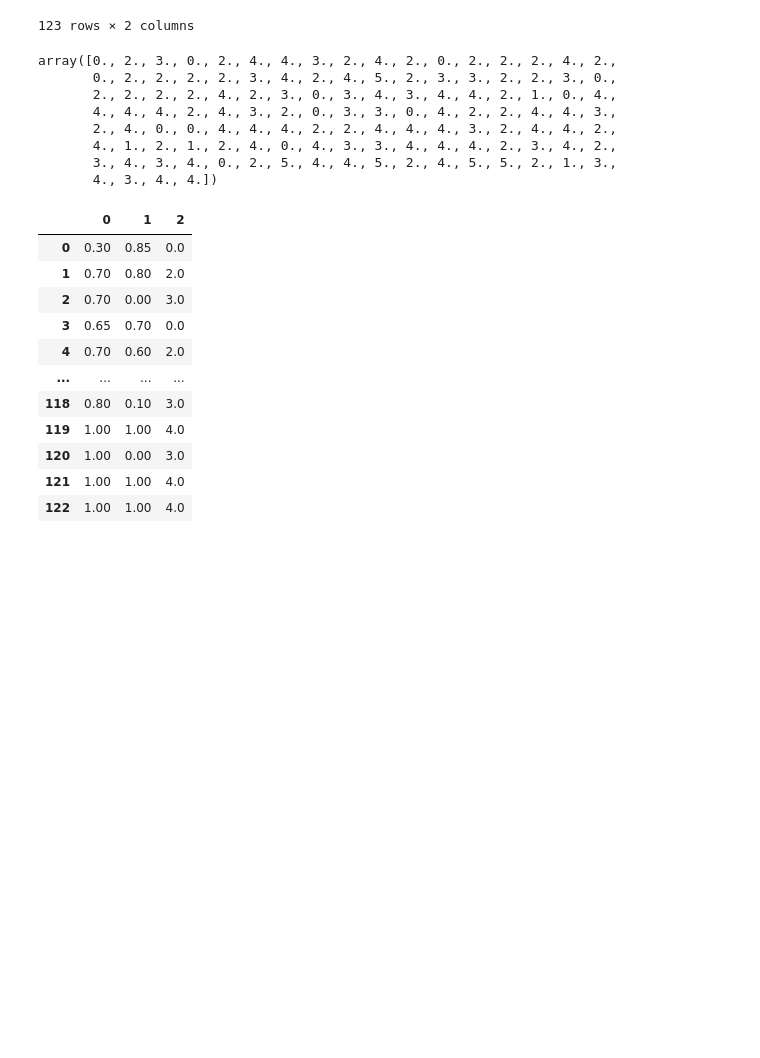
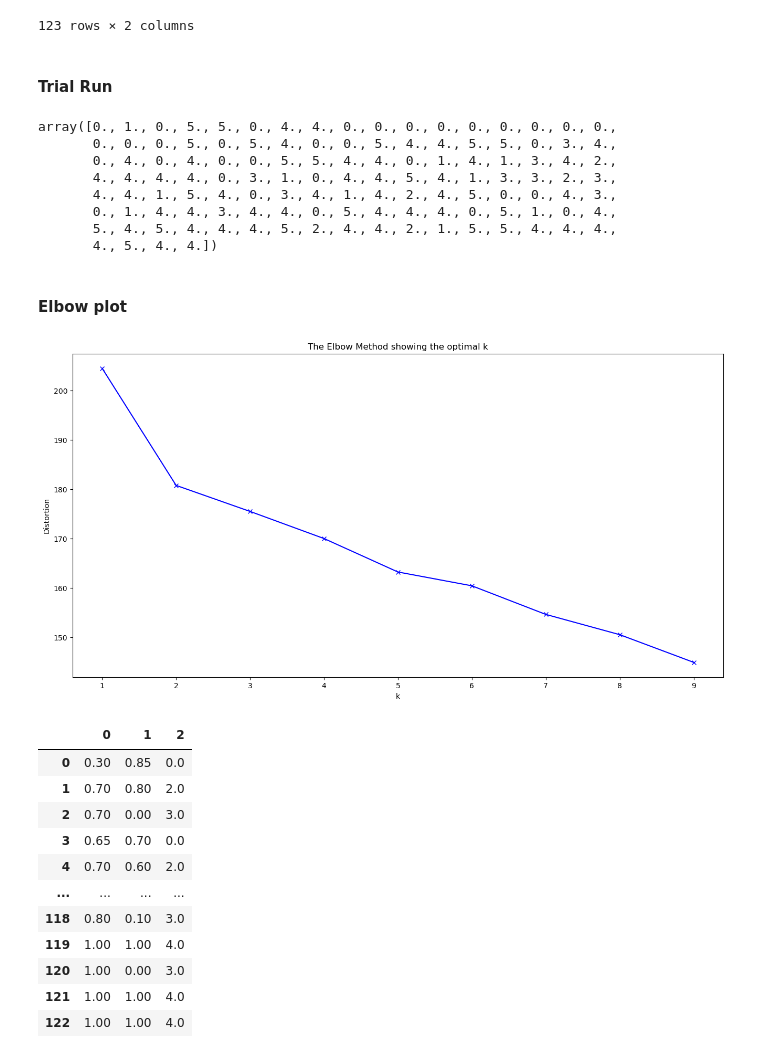
Before and after one commit to MnCSSJ4x/IIITB-Course-Recommendation-System, a Jupyter notebook: KMeans.ipynb, the cells around one changed output. Drawn from its saved outputs; the diff is of its cells as text; code cells hidden in the pictures; blank space fills up the shorter version.

Commit message:
add: Elbow method

```diff
--- a/KMeans.ipynb
+++ b/KMeans.ipynb
@@ -94,7 +85,6 @@ plt.show()
 #         return centroids, centroid_idxs
 # %%
 def eucledian_distance(x1,x2) :
-  #need to change this with LNorm
   return np.sqrt(np.sum((x1-x2)**2)) #vector based
 
 def minkowski_distance(x1,x2,p):
@@ -112,6 +102,7 @@ class Kmeans:
     self.clusters = [[] for _ in range(self.K)]
     #storing centroids
     self.centroids=[]
+    self.inertia = 0.0
 
   def plus_plus(self,ds:np.array, k, random_state=1000):
     """
@@ -217,7 +208,8 @@ class Kmeans:
     self.n_samples,self.n_features = X.shape #numpy N-d array
 
     #initialise centroids
-    if choice ==0:
+    if choice == 0:
+      np.random.seed(42)
       random_sample_idx = np.random.choice(self.n_samples,self.K,replace=False)
       self.centroids = [self.X[idx] for idx in random_sample_idx]
     elif choice == 1:
@@ -241,7 +233,9 @@ class Kmeans:
 
       #break
     #classify the samples based on index of cluster
-    return self.getClusterLabels(self.clusters)
+    labels = self.getClusterLabels(self.clusters)
+    self.calculateInertia(X,labels)
+    return labels
     #return cluster labels
   def _create_clusters(self,centroids):
     clusters = [[] for _ in range(self.K)]
@@ -279,6 +273,12 @@ class Kmeans:
       for sample_idx in cluster:
         labels[sample_idx] = cluster_idx
     return labels
+
+  def calculateInertia(self,datapoints: list[int],labels: list[any])->None:
+    labels = labels.astype(int)
+    for idx,pts in enumerate(datapoints):
+      self.inertia += minkowski_distance(self.centroids[labels[idx]],pts,2)
+
   def plot(self):
     #using matplot lib
     fig,ax = plt.subplots(figsize=(16,10))
@@ -365,21 +340,41 @@ df
 | 121 | 1.00 | 1.00 |
 | 122 | 1.00 | 1.00 |
 123 rows × 2 columns
+# %% [markdown]
+#### Trial Run
 # %%
 k=Kmeans(K=6,iter=150,p=2)
-y_pred=k.predict(np.array(df),choice=1)
+y_pred=k.predict(np.array(df),choice=0)
 k.centroids=np.array(k.centroids, dtype='int')
 len(k.centroids)
 y_pred
 # %% [output]
-array([0., 2., 3., 0., 2., 4., 4., 3., 2., 4., 2., 0., 2., 2., 2., 4., 2.,
-       0., 2., 2., 2., 2., 3., 4., 2., 4., 5., 2., 3., 3., 2., 2., 3., 0.,
-       2., 2., 2., 2., 4., 2., 3., 0., 3., 4., 3., 4., 4., 2., 1., 0., 4.,
-       4., 4., 4., 2., 4., 3., 2., 0., 3., 3., 0., 4., 2., 2., 4., 4., 3.,
-       2., 4., 0., 0., 4., 4., 4., 2., 2., 4., 4., 4., 3., 2., 4., 4., 2.,
-       4., 1., 2., 1., 2., 4., 0., 4., 3., 3., 4., 4., 4., 2., 3., 4., 2.,
-       3., 4., 3., 4., 0., 2., 5., 4., 4., 5., 2., 4., 5., 5., 2., 1., 3.,
-       4., 3., 4., 4.])
+array([0., 1., 0., 5., 5., 0., 4., 4., 0., 0., 0., 0., 0., 0., 0., 0., 0.,
+       0., 0., 0., 5., 0., 5., 4., 0., 0., 5., 4., 4., 5., 5., 0., 3., 4.,
+       0., 4., 0., 4., 0., 0., 5., 5., 4., 4., 0., 1., 4., 1., 3., 4., 2.,
+       4., 4., 4., 4., 0., 3., 1., 0., 4., 4., 5., 4., 1., 3., 3., 2., 3.,
+       4., 4., 1., 5., 4., 0., 3., 4., 1., 4., 2., 4., 5., 0., 0., 4., 3.,
+       0., 1., 4., 4., 3., 4., 4., 0., 5., 4., 4., 4., 0., 5., 1., 0., 4.,
+       5., 4., 5., 4., 4., 4., 5., 2., 4., 4., 2., 1., 5., 5., 4., 4., 4.,
+       4., 5., 4., 4.])
+# %% [markdown]
+#### Elbow plot
+# %%
+distortions = []
+K = range(1,10)
+for k in K:
+    kmeanModel = Kmeans(K=k,iter=150,p=2)
+    kmeanModel.predict(np.array(df),choice=0)
+    distortions.append(kmeanModel.inertia)
+# %%
+plt.figure(figsize=(16,8))
+plt.plot(K, distortions, 'bx-')
+plt.xlabel('k')
+plt.ylabel('Distortion')
+plt.title('The Elbow Method showing the optimal k')
+plt.show()
+# %% [output]
+[figure, added]
 # %%
 df_temp = pd.DataFrame(pd.np.column_stack([df, y_pred]))
 df_temp
```
Also changed, not shown: parts of 6 cells of this notebook.
